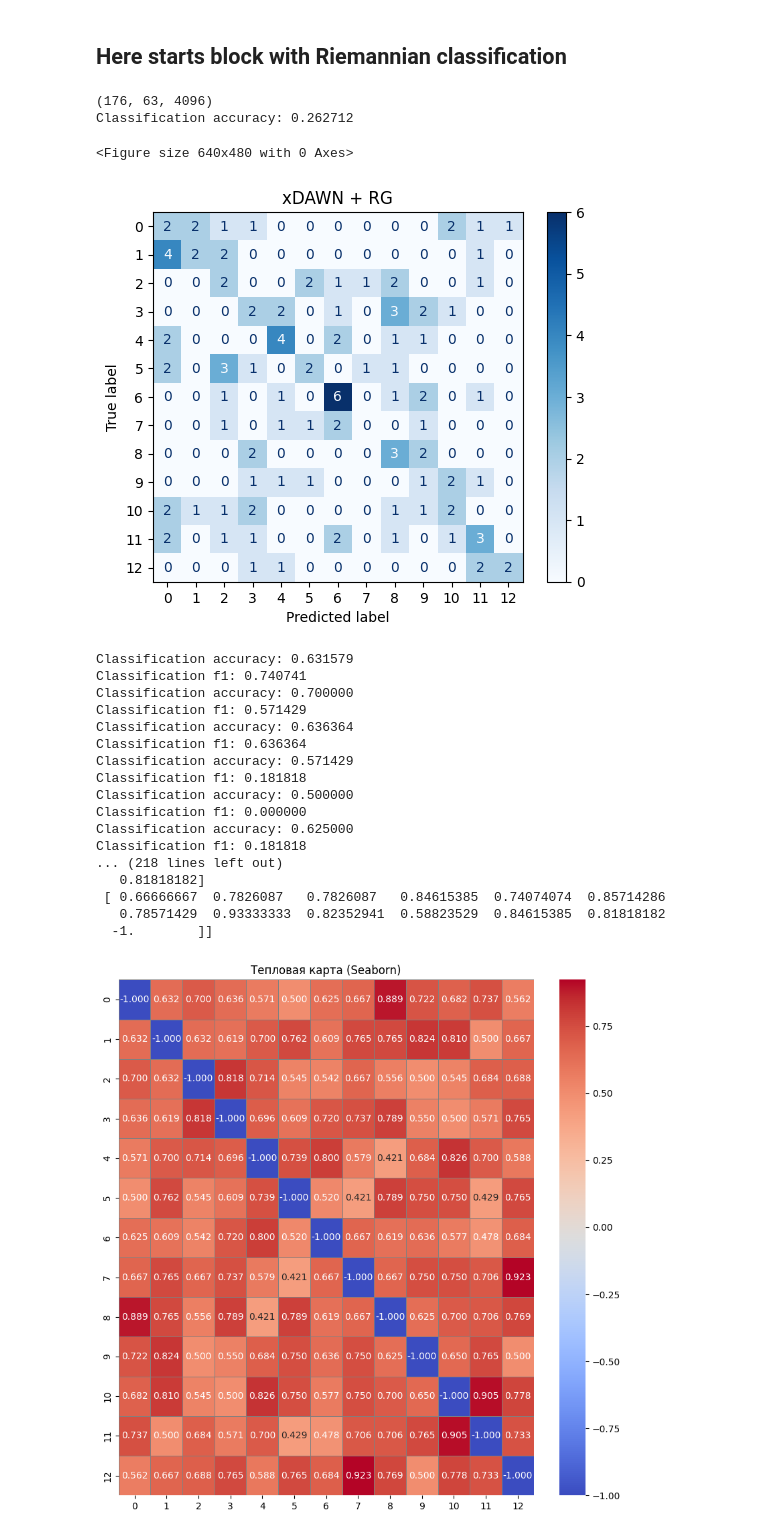
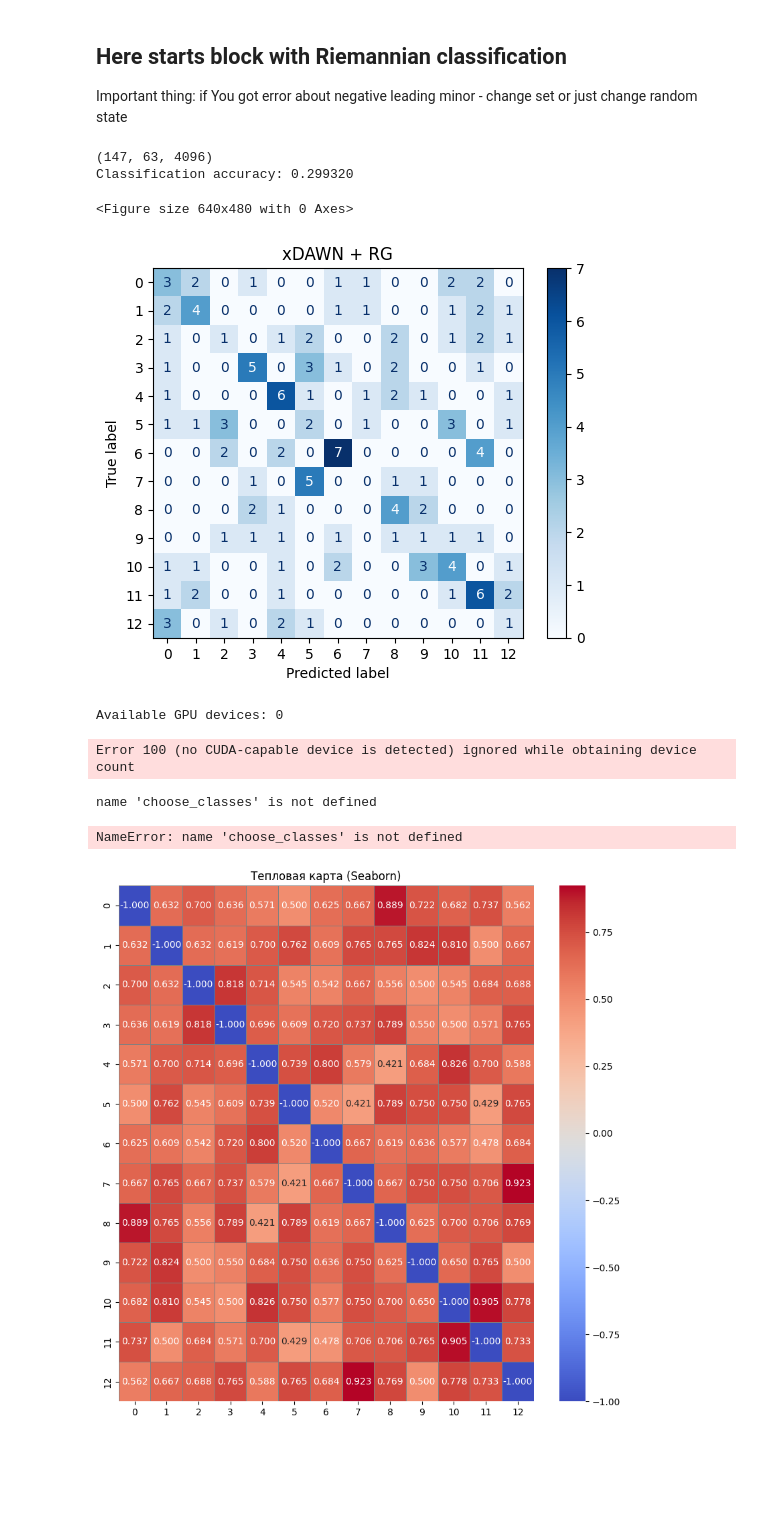
Before and after one commit to psandersi/EEG-Image-Reconstruction, a Jupyter notebook: Notebooks/try_embedder.ipynb, the cells around one changed output. Saved outputs shown, nothing was run; the diff lists cells and outputs as text; code cells hidden in the pictures; blank space fills up the shorter version.

Commit message:
Selectors is different file in scripts now. Small chsnges in notebooks

```diff
--- a/Notebooks/try_embedder.ipynb
+++ b/Notebooks/try_embedder.ipynb
@@ -563,5 +359,6 @@ plt.show()
 # %% [markdown]
 ## Here starts block with Riemannian classification
+Important thing: if You got error about negative leading minor - change set or just change random state
 # %%
 # Function for binary classification
 def choose_classes(X: np.array, y: np.array, classes: list):
@@ -574,6 +371,7 @@ import numpy as np
 import tensorflow as tf
 from tensorflow.keras import utils as np_utils, backend as K
 from tensorflow.keras.callbacks import ModelCheckpoint
+from Scripts import Selectors_From_Dataset as sel
 import mne
 import scipy.signal as sg
 from mne import io
@@ -591,8 +389,11 @@ from sklearn.svm import SVC
 from sklearn.preprocessing import StandardScaler, MinMaxScaler
 from sklearn.decomposition import KernelPCA
 from sklearn.decomposition import PCA
+from sklearn.model_selection import cross_val_score
+from sklearn.model_selection import StratifiedKFold
+from catboost import CatBoostClassifier, CatBoostRegressor
 
-n_components = 8
+n_components = 6
 
 subjects_cluster1 = [11, 4, 8, 15]
 trial_cluster1 = [2, 2, 1, 2]
@@ -604,61 +405,83 @@ trial_cluster3 = [2, 1, 2, 1, 1]
 subjects_cluster4 = [5, 5, 3, 2, 2, 10, 12, 12, 16, 16, 11, 13, 13]
 trial_cluster4 = [2, 1, 1, 2, 1, 1, 2, 1, 2, 1, 1, 2, 1]
 
+# Same as previous but trials filled for
 subjects_cluster3 = [7, 7, 9, 9, 14]
 trial_cluster3 = [2, 1, 2, 1, 1]
 subjects_cluster4 = [5, 5, 3, 3, 2, 2, 10, 10, 12, 12, 16, 16, 11, 11, 13, 13]
 trial_cluster4 = [2, 1, 2, 1, 2, 1, 2, 1, 2, 1, 2, 1, 2, 1, 2, 1]
 
-X, img, y = get_sample_choosen_trial(EIR_Dataset, subjects_cluster4 + subjects_cluster3, trial_cluster4 + trial_cluster3)
+X, img, y = sel.get_sample_choosen_trial(EIR_Dataset, subjects_cluster4 + subjects_cluster3, trial_cluster4 + trial_cluster3)
 #X, img, y = get_sample_choosen_trial(subjects_cluster2 + subjects_cluster1, trial_cluster2 + trial_cluster1)
 #X, img, y = get_sample()
 #X, y = choose_classes(X, y, [3, 5])
 
 X_train, X_test, Y_train, Y_test = train_test_split(
-    X, y, test_size=0.4, stratify=y, random_state=42,
+    X, y, test_size=0.5, stratify=y, random_state=40,
 )
-
+X_train.shape
 # set up sklearn pipeline
 clf = make_pipeline(XdawnCovariances(n_components, estimator='lwf'),
                     TangentSpace(),
-                    LogisticRegression(C=0.5, class_weight='balanced'))
+                    LogisticRegression(C=3, class_weight='balanced', max_iter = 300))
+
+'''clf = make_pipeline(XdawnCovariances(n_components, estimator='lwf'),
+                    TangentSpace(),
+                    CatBoostClassifier(
+        task_type='CPU',
+        iterations=1000,
+        learning_rate=0.1,
+        depth=6,
+        verbose=100,
+        random_seed=42,
+        eval_metric='Accuracy',
+        auto_class_weights='Balanced',
+        early_stopping_rounds=25
+    ))'''
 
 '''clf = make_pipeline(XdawnCovariances(n_components, estimator='lwf'),
                     TangentSpace(),
                     StandardScaler(),
                     KernelPCA(n_components=400),
                     LogisticRegression(C=1, class_weight='balanced'))'''
 
 '''clf = make_pipeline(XdawnCovariances(n_components, estimator='lwf'),
                     TangentSpace(),
                     StandardScaler(),
                     SVC(kernel='rbf', C=10, gamma='scale', class_weight='balanced', degree=4))'''
 
-
+#print(cross_val_score(clf, X_train, Y_train, cv=StratifiedKFold(n_splits=4), scoring='accuracy', n_jobs=10))
 
 preds_rg     = np.zeros(len(Y_test))
 
 # reshape back to (trials, channels, samples)
 print(X_train.shape)
 clf.fit(X_train, Y_train)
 preds_rg     = clf.predict(X_test)
 
 # Printing the results
 acc2         = np.mean(preds_rg == Y_test)
 print("Classification accuracy: %f " % (acc2))
 
 plt.figure(1)
 cm_rg = confusion_matrix(Y_test, preds_rg)
 disp_rg = ConfusionMatrixDisplay(confusion_matrix=cm_rg)
 disp_rg.plot(cmap=plt.cm.Blues)
 plt.title(f'xDAWN + RG')
 
 plt.show()  # Display t
 # %% [output]
-(176, 63, 4096)
-Classification accuracy: 0.262712
+(147, 63, 4096)
+Classification accuracy: 0.299320
 <Figure size 640x480 with 0 Axes>
-[figure, old version]
+[figure, new version]
+# %%
+from catboost.utils import get_gpu_device_count
+
+print(f"Available GPU devices: {get_gpu_device_count()}")
+# %% [output]
+Available GPU devices: 0
+Error 100 (no CUDA-capable device is detected) ignored while obtaining device count
 # %%
 import numpy as np
 import tensorflow as tf
@@ -682,6 +505,7 @@ from sklearn.preprocessing import StandardScaler, MinMaxScaler
 from sklearn.decomposition import KernelPCA
 from sklearn.decomposition import PCA
 from sklearn.metrics import f1_score
+from Scripts import Selectors_From_Dataset as sel
 
 n_components = 8
 
@@ -697,7 +521,7 @@ trial_cluster4 = [2, 1, 1, 2, 1, 1, 2, 1, 2, 1, 1, 2, 1]
 accuracies = np.full((13, 13), -1.0)
 f1s = np.full((13, 13), -1.0)
 def train_pairwise(first, second, rs=42):
-    X, img, y = get_sample_choosen_trial(EIR_Dataset, subjects_cluster4 + subjects_cluster3, trial_cluster4 + trial_cluster3)
+    X, img, y = sel.get_sample_choosen_trial(EIR_Dataset, subjects_cluster4 + subjects_cluster3, trial_cluster4 + trial_cluster3)
     #X, img, y = get_sample_choosen_trial(subjects_cluster2 + subjects_cluster1, trial_cluster2 + trial_cluster1)
     #X, img, y = get_sample()
     X, y = choose_classes(X, y, [first, second])
@@ -762,23 +586,8 @@ for i in range(12):
 print(accuracies)
 print(f1s)
 # %% [output]
-Classification accuracy: 0.631579
-Classification f1: 0.740741
-Classification accuracy: 0.700000
-Classification f1: 0.571429
-Classification accuracy: 0.636364
-Classification f1: 0.636364
-Classification accuracy: 0.571429
-Classification f1: 0.181818
-Classification accuracy: 0.500000
-Classification f1: 0.000000
-Classification accuracy: 0.625000
-Classification f1: 0.181818
-... (218 lines left out)
-   0.81818182]
- [ 0.66666667  0.7826087   0.7826087   0.84615385  0.74074074  0.85714286
-   0.78571429  0.93333333  0.82352941  0.58823529  0.84615385  0.81818182
-  -1.        ]]
+name 'choose_classes' is not defined
+NameError: name 'choose_classes' is not defined
 # %%
 import seaborn as sns
 plt.figure(figsize=(10, 10))
```
Also changed, not shown: parts of 7 cells of this notebook, 3 other files.
